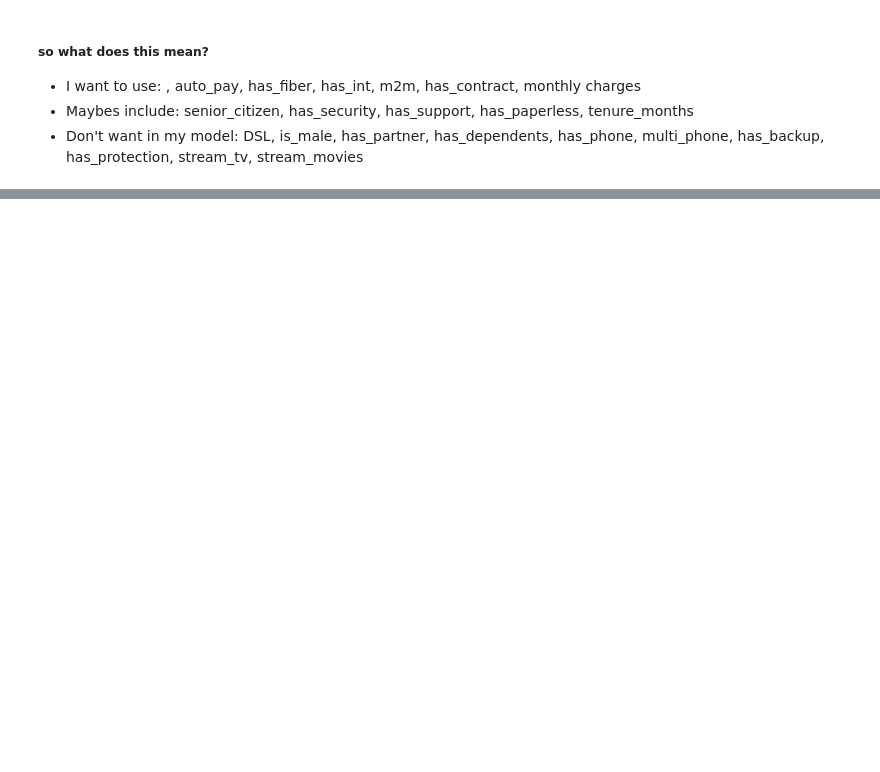
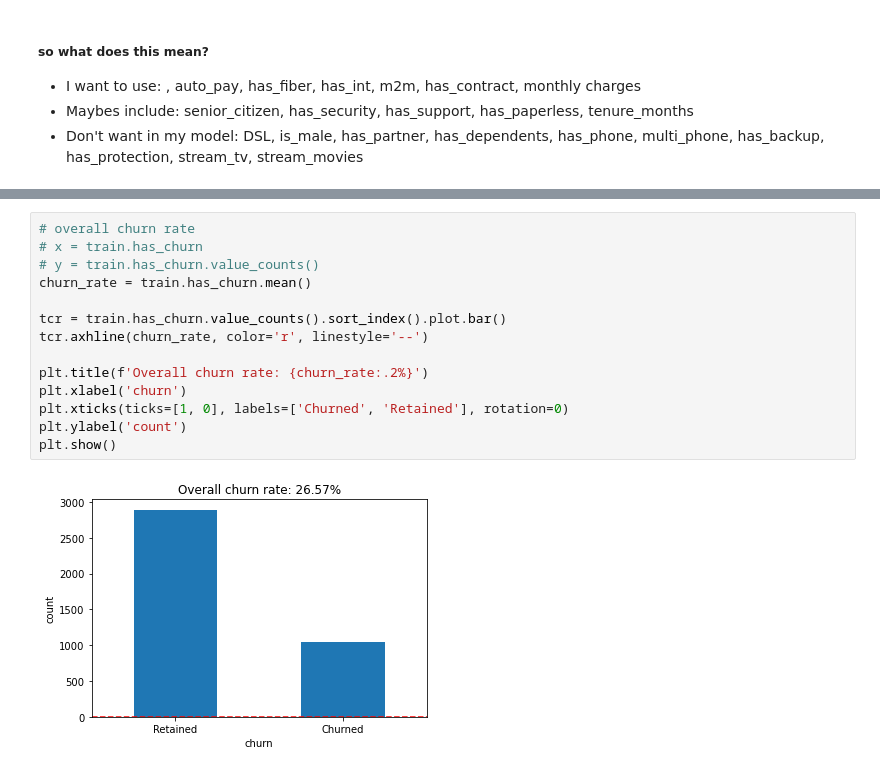
Before and after one commit to Tyler-Applegate/telco_churn_project, a Jupyter notebook: explore.ipynb, the cells around one changed output, grey strips where cells are left out. Saved outputs shown, nothing was run; the diff lists cells and outputs as text; blank space fills up the shorter version.

```diff
--- a/explore.ipynb
+++ b/explore.ipynb
@@ -83,0 +173,16 @@ NameError: name 'sns' is not defined
+# %%
+# overall churn rate
+# x = train.has_churn
+# y = train.has_churn.value_counts()
+churn_rate = train.has_churn.mean()
+
+tcr = train.has_churn.value_counts().sort_index().plot.bar()
+tcr.axhline(churn_rate, color='r', linestyle='--')
+
+plt.title(f'Overall churn rate: {churn_rate:.2%}')
+plt.xlabel('churn')
+plt.xticks(ticks=[1, 0], labels=['Churned', 'Retained'], rotation=0)
+plt.ylabel('count')
+plt.show()
+# %% [output]
+[figure, added]
```
Also changed, not shown: parts of 9 cells of this notebook, 5 other files.
